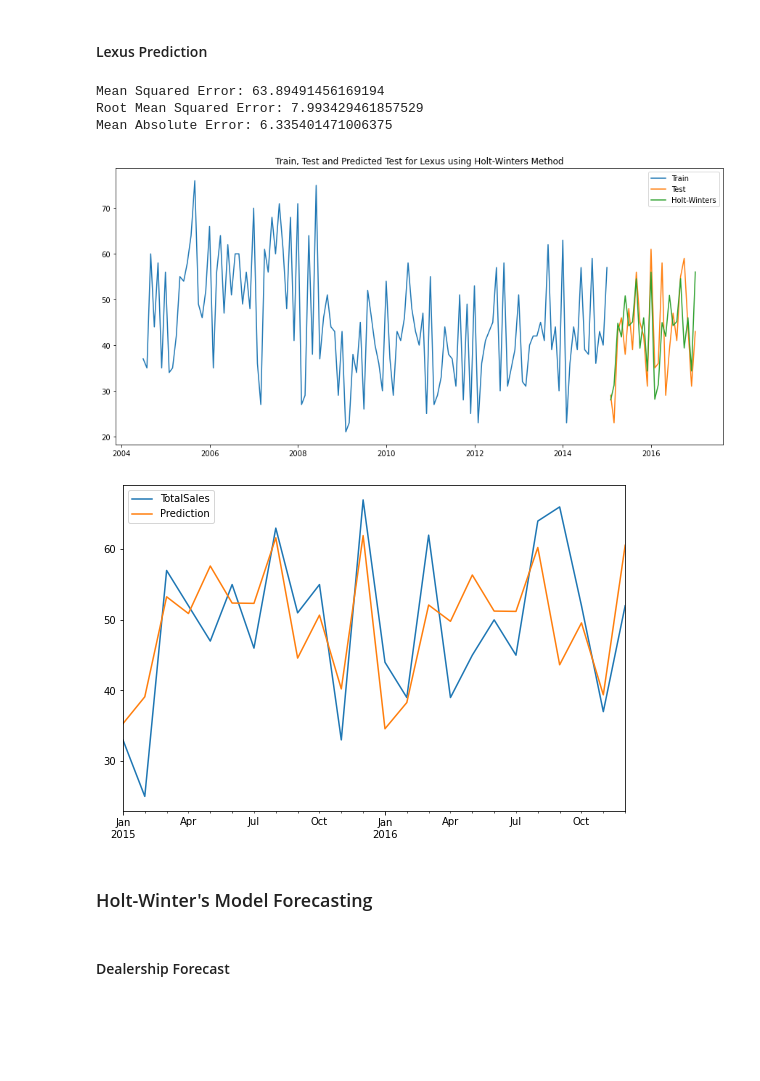
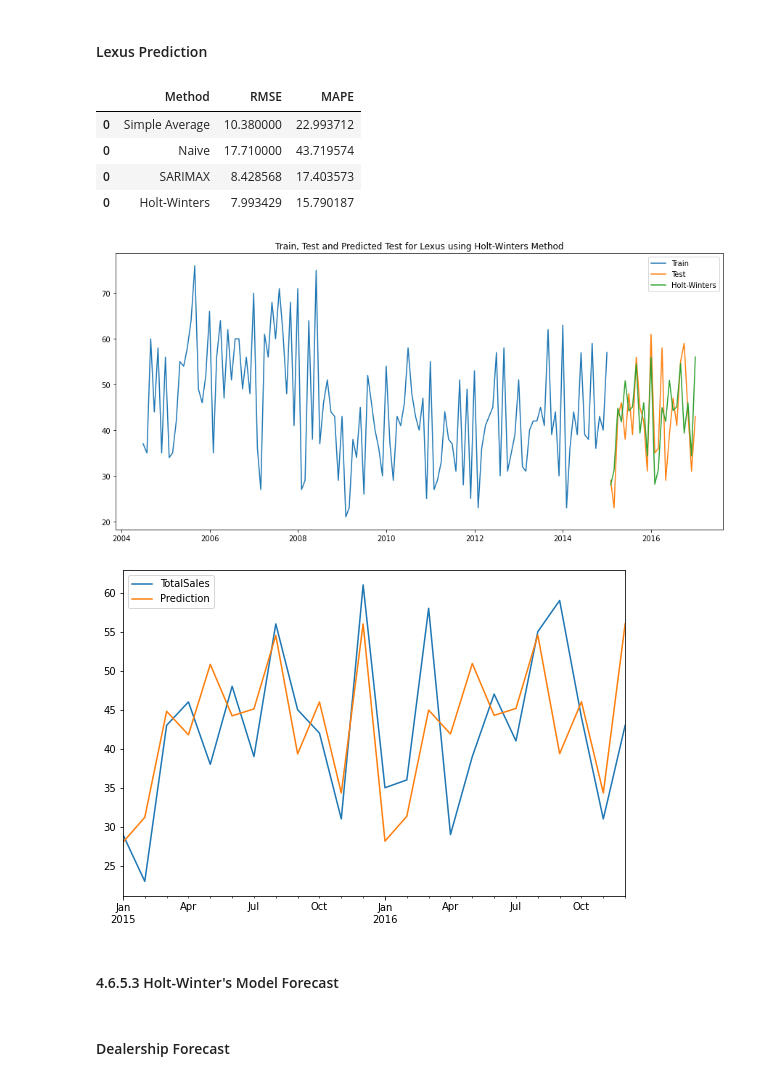
Before and after one commit to martell-n-tardy/Forecasting-with-a-Time-Series-Model-using-Python, a Jupyter notebook: notebooks/Preprocessing & Training.ipynb, the cells around one changed output. Cells and saved outputs as stored; diff of their text form; code cells hidden in the pictures; blank space fills up the shorter version.

Commit message:
simple average and mean methods added

```diff
--- a/notebooks/Preprocessing & Training.ipynb
+++ b/notebooks/Preprocessing & Training.ipynb
@@ -612,19 +776,23 @@ model_fit_lex = model_lex.fit(disp=False)
 # %%
 fcast_len_lex = len(test_lex)
 fcast_lex = model_fit_lex.forecast(fcast_len_lex)
+
+#evaluation
 mse = mean_squared_error(test_lex, fcast_lex)
 rmse = np.sqrt(mse)
-mae = mean_absolute_error(test_lex, fcast_lex)
+mape = cal_mape(test_lex.TotalSales, fcast_lex)
+
+#plot
 plt.figure(figsize=(20, 10))
 plt.title('Lexus Sales Prediction', fontsize=30)
 plt.plot(train_lex, label='Train')
 plt.plot(fcast_lex, label='Prediction')
 plt.plot(test_lex, label='Test')
+plt.legend(fontsize=25)
+plt.show()
 
-print(f'Mean Squared Error: {mse}')
-print(f'Root Mean Squared Error: {rmse}')
-print(f'Mean Absolute Error: {mae}')
-plt.legend(fontsize=25)
-
-plt.show()
+#join results
+LxsResults = pd.DataFrame({'Method':['SARIMAX'], 'RMSE': [rmse],'MAPE': [mape]})
+Lxs_MAPE_df = pd.concat([Lxs_MAPE_df, LxsResults])
+Lxs_MAPE_df
 # %% [output]
@@ -977,43 +1151,47 @@ Mean Absolute Error: 6.42996549889266
 # %%
 #enter params from the output above into the model
 rcParams['figure.figsize'] = 15, 7
 
 df2 = read_csv('../data/processed/LexusSales.csv')
 df2.index = pd.date_range(start='2004-06', periods=154, freq='M')
 df2 = df2.drop(columns=['ContractYearMonth'])
 df2.index.freq = 'M'
 train2, test2 = df2['2004':'2014'], df2['2015':'2016']
 # model = ExponentialSmoothing(params).fit()
 model2 = ExponentialSmoothing(train2, trend='mul', seasonal='mul', seasonal_periods=12, damped=True)
 hw_model2 = model2.fit(optimized=True, use_boxcox=True, remove_bias=False)
 pred2 = hw_model2.forecast(24)
 
 #plot prediction using model
 plt.title('Train, Test and Predicted Test for Lexus using Holt-Winters Method')
 plt.plot(train2.index, train2, label='Train')
 plt.plot(test2.index, test2, label='Test')
 plt.plot(pred2.index, pred2, label='Holt-Winters')
 plt.legend(loc='best')
 
 #narrow in on prediction
-test.plot(legend=True, label='Test', figsize=(9,6))
-pred.plot(legend= True, label='Prediction', xlim = ['2015-01', '2016-12']);
+test2.plot(legend=True, label='Test', figsize=(9,6))
+pred2.plot(legend= True, label='Prediction', xlim = ['2015-01', '2016-12']);
 
-mse2 = mean_squared_error(test2, pred2)
-rmse = np.sqrt(mse2)
-mae = mean_absolute_error(test2, pred2)
+#evaluation
+mse = mean_squared_error(test2, pred2)
+rmse = np.sqrt(mse)
+mape = cal_mape(test2.TotalSales, pred2)
 
-print(f'Mean Squared Error: {mse2}')
-print(f'Root Mean Squared Error: {rmse}')
-print(f'Mean Absolute Error: {mae}')
+#join results
+LxsResults = pd.DataFrame({'Method':['Holt-Winters'], 'RMSE': [rmse],'MAPE': [mape]})
+Lxs_MAPE_df = pd.concat([Lxs_MAPE_df, LxsResults])
+Lxs_MAPE_df
 # %% [output]
-Mean Squared Error: 63.89491456169194
-Root Mean Squared Error: 7.993429461857529
-Mean Absolute Error: 6.335401471006375
+|  | Method | RMSE | MAPE |
+| 0 | Simple Average | 10.380000 | 22.993712 |
+| 0 | Naive | 17.710000 | 43.719574 |
+| 0 | SARIMAX | 8.428568 | 17.403573 |
+| 0 | Holt-Winters | 7.993429 | 15.790187 |
 [figure]
-[figure, old version]
+[figure, new version]
 # %% [markdown]
-### Holt-Winter's Model Forecasting
+#### 4.6.5.3 Holt-Winter's Model Forecast
 # %% [markdown]
 #### Dealership Forecast
 # %%
```
Also changed, not shown: parts of 64 cells of this notebook.
